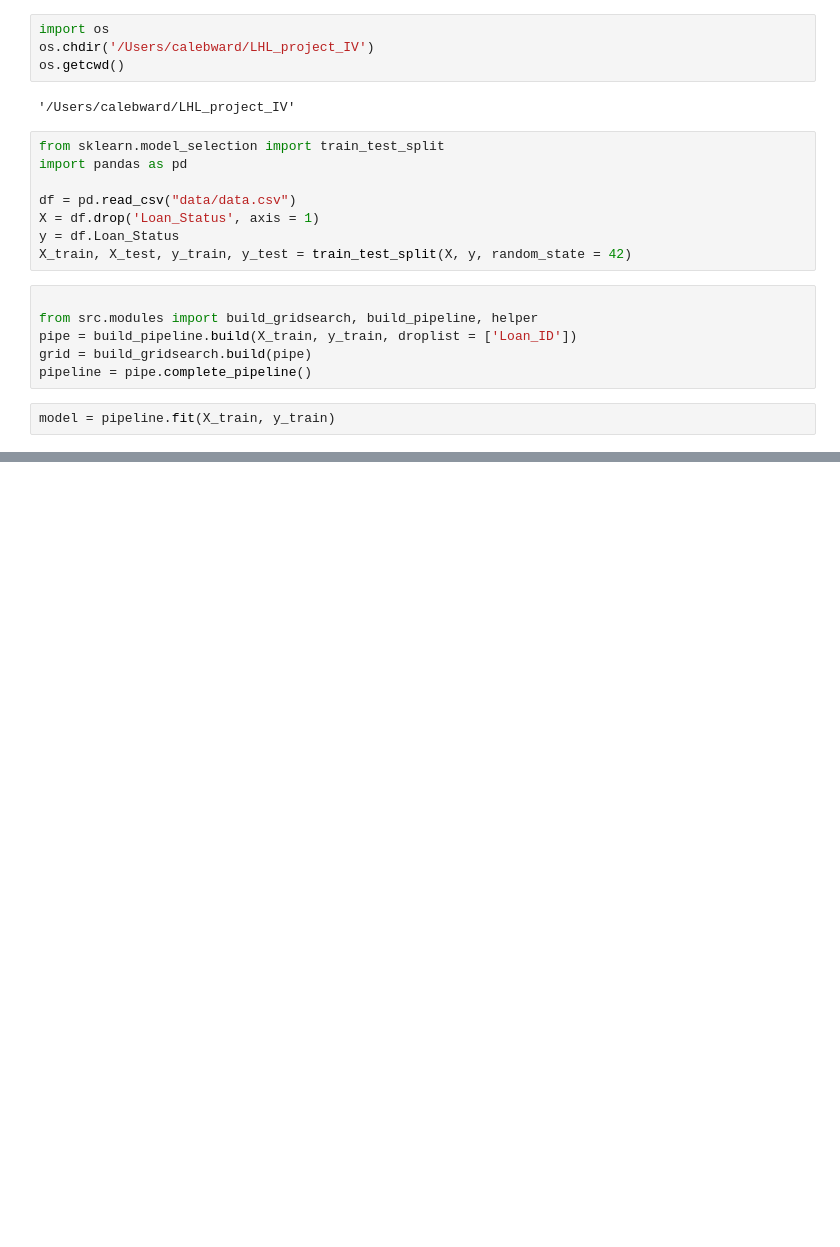
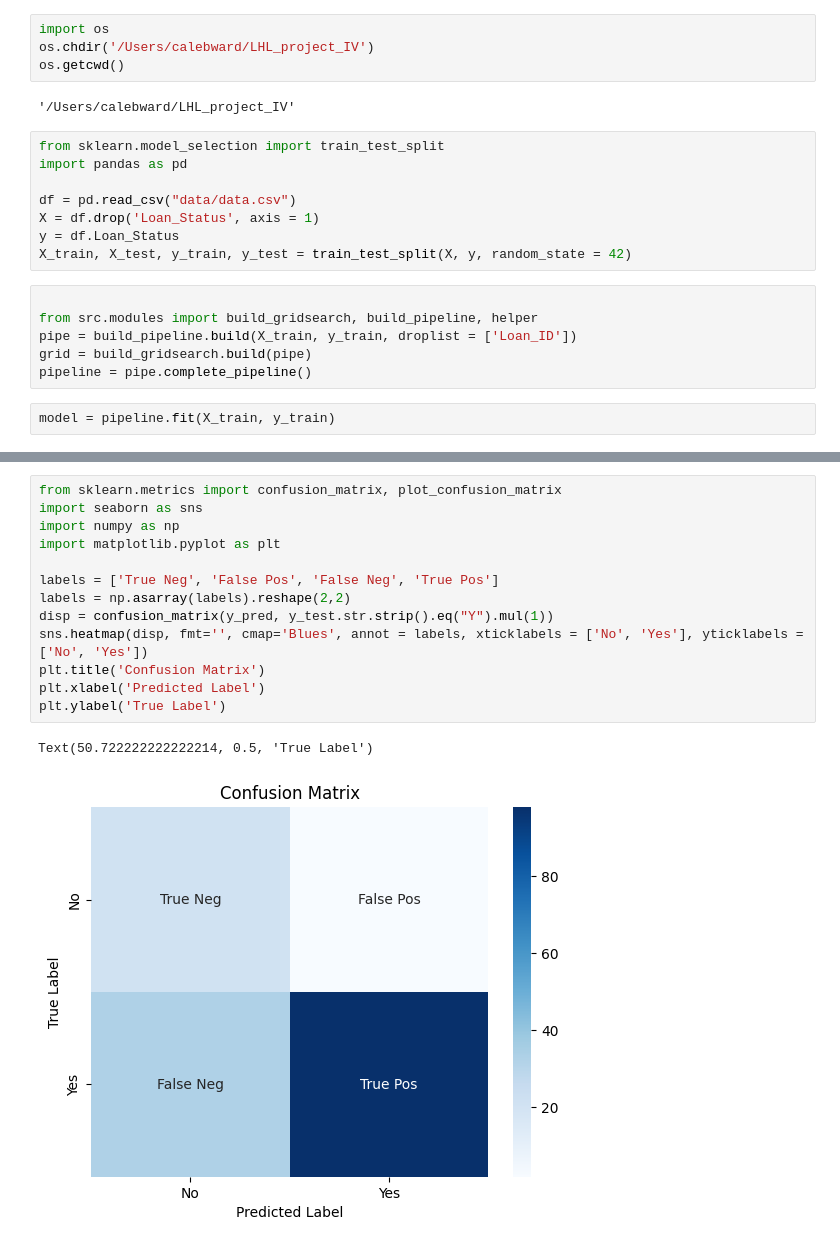
Before and after one commit to AstroLebs/LHL_project_IV, a Jupyter notebook: notebooks/testing_notebook.ipynb, the cells around one changed output, grey strips where cells are left out. Saved outputs shown, nothing was run; the diff lists cells and outputs as text; blank space fills up the shorter version.

```diff
--- a/notebooks/testing_notebook.ipynb
+++ b/notebooks/testing_notebook.ipynb
@@ -39,0 +32,16 @@ TypeError: Labels in y_true and y_pred should be of the same type. Got y_true=['
+# %%
+from sklearn.metrics import confusion_matrix, plot_confusion_matrix
+import seaborn as sns
+import numpy as np
+import matplotlib.pyplot as plt
+
+labels = ['True Neg', 'False Pos', 'False Neg', 'True Pos']
+labels = np.asarray(labels).reshape(2,2)
+disp = confusion_matrix(y_pred, y_test.str.strip().eq("Y").mul(1))
+sns.heatmap(disp, fmt='', cmap='Blues', annot = labels, xticklabels = ['No', 'Yes'], yticklabels = ['No', 'Yes'])
+plt.title('Confusion Matrix')
+plt.xlabel('Predicted Label')
+plt.ylabel('True Label')
+# %% [output]
+Text(50.722222222222214, 0.5, 'True Label')
+[figure, added]
```
Also changed, not shown: parts of 2 cells of this notebook, 2 other files.
